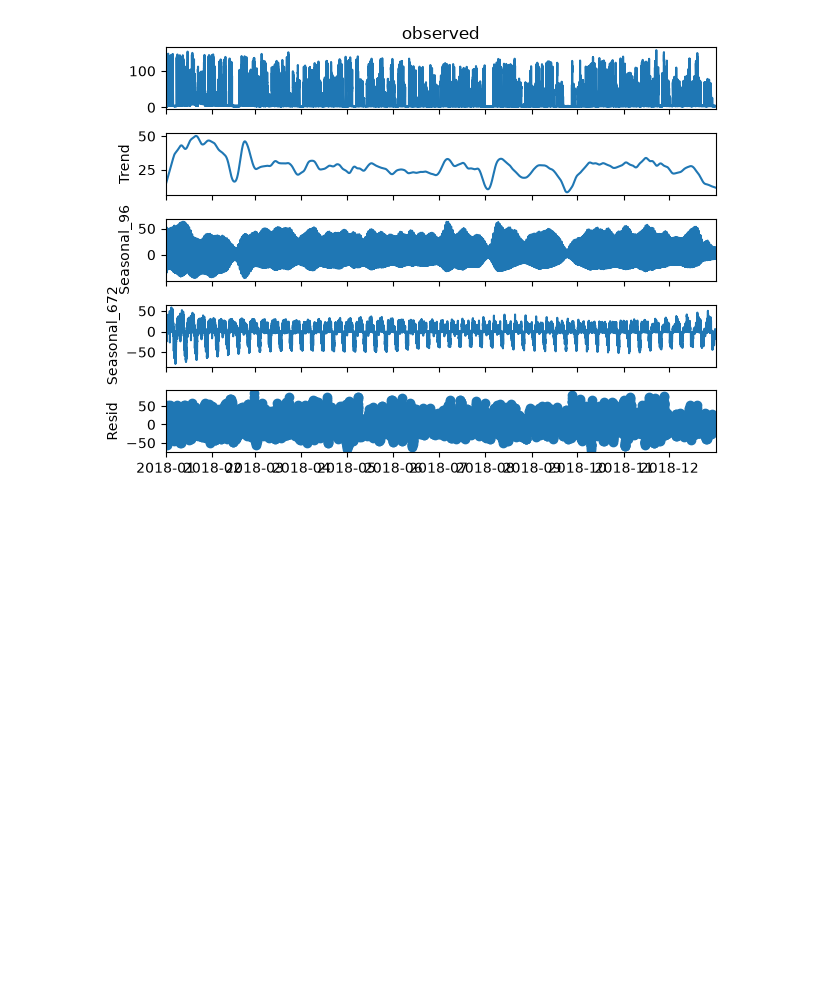
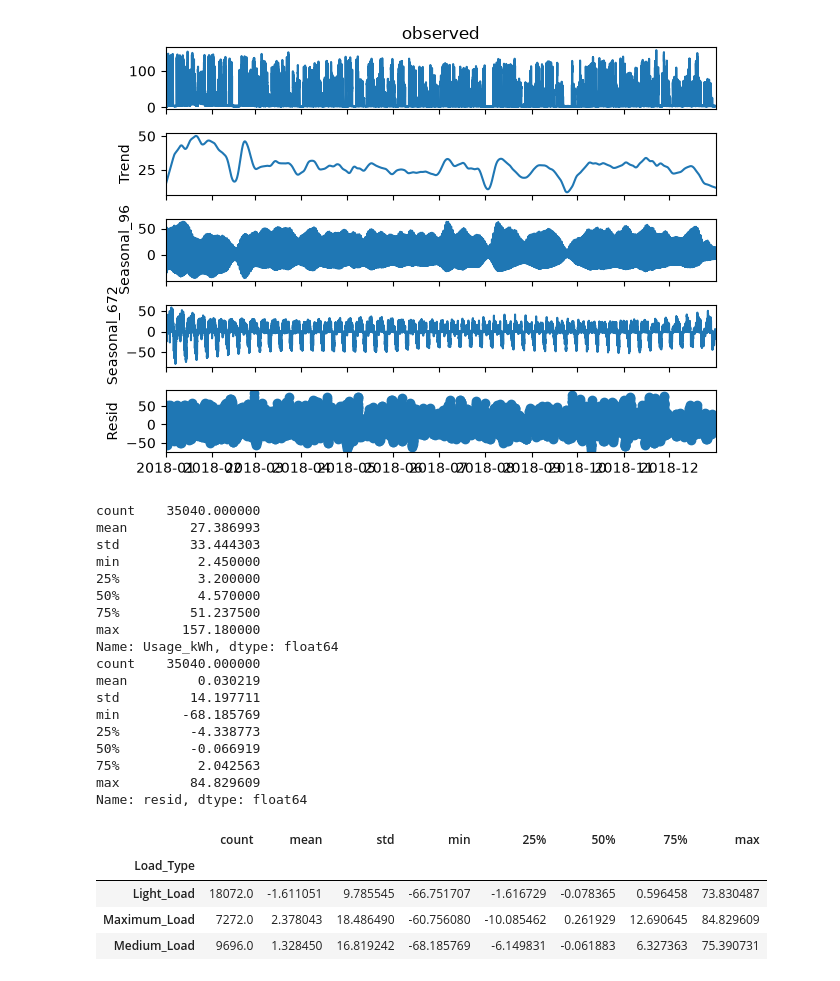
Before and after one commit to zo-ff/anomaly-detection, a Jupyter notebook: ML/steel_industry.ipynb, the cells around one changed output. Cells and saved outputs as stored; diff of their text form; code cells hidden in the pictures; blank space fills up the shorter version.

```diff
--- a/ML/steel_industry.ipynb
+++ b/ML/steel_industry.ipynb
@@ -64,3 +64,33 @@ result.plot()
 # %% [output]
 [figure]
 [figure]
+# %%
+print(df2['Usage_kWh'].describe())
+print(result.resid.describe())
+
+df2['resid'] = result.resid
+df2.groupby('Load_Type')['resid'].describe()
+# %% [output]
+count    35040.000000
+mean        27.386993
+std         33.444303
+min          2.450000
+25%          3.200000
+50%          4.570000
+75%         51.237500
+max        157.180000
+Name: Usage_kWh, dtype: float64
+count    35040.000000
+mean         0.030219
+std         14.197711
+min        -68.185769
+25%         -4.338773
+50%         -0.066919
+75%          2.042563
+max         84.829609
+Name: resid, dtype: float64
+|  | count | mean | std | min | 25% | 50% | 75% | max |
+| Load_Type |  |  |  |  |  |  |  |  |
+| Light_Load | 18072.0 | -1.611051 | 9.785545 | -66.751707 | -1.616729 | -0.078365 | 0.596458 | 73.830487 |
+| Maximum_Load | 7272.0 | 2.378043 | 18.486490 | -60.756080 | -10.085462 | 0.261929 | 12.690645 | 84.829609 |
+| Medium_Load | 9696.0 | 1.328450 | 16.819242 | -68.185769 | -6.149831 | -0.061883 | 6.327363 | 75.390731 |
```
Also changed, not shown: parts of 1 cell of this notebook, 5 other files.
